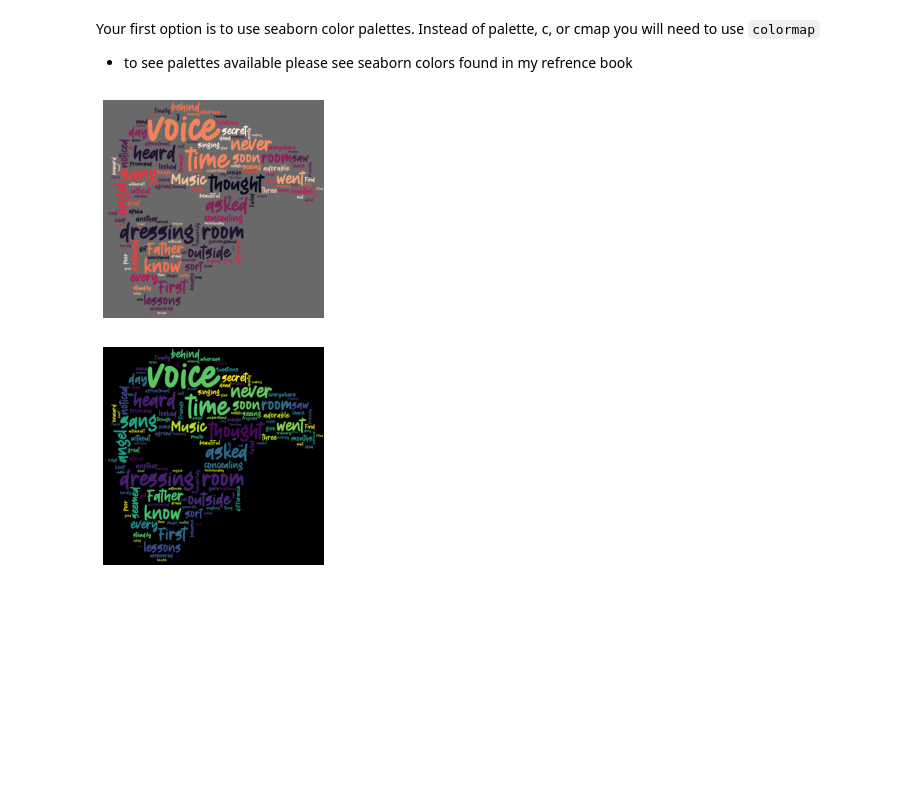
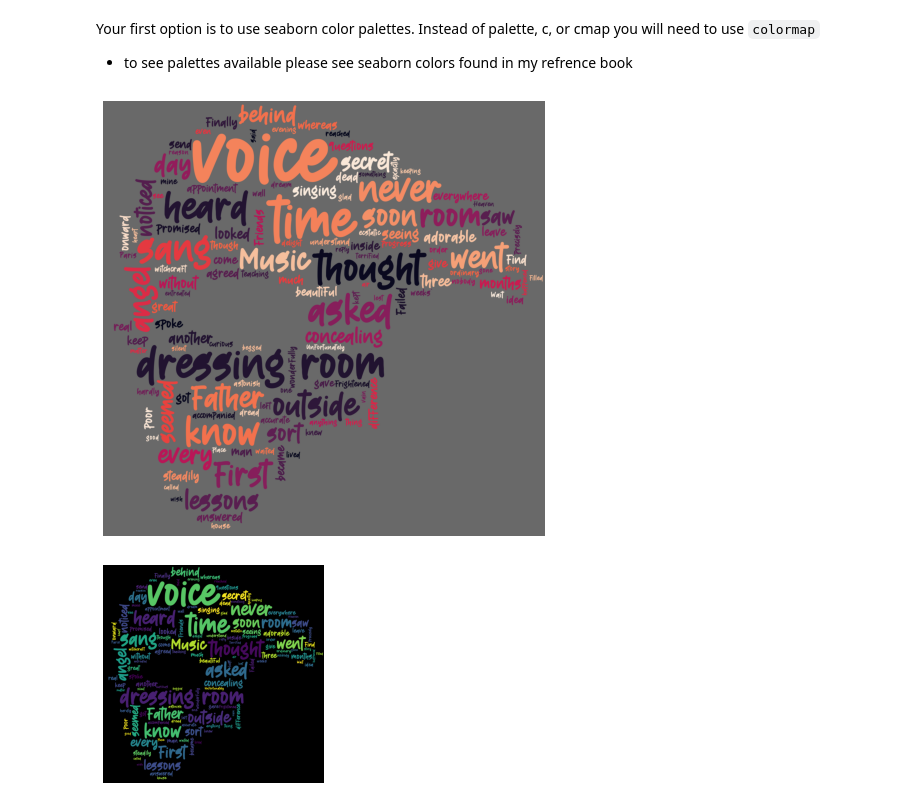
Before and after one commit to CaitlynCarney/my-reference-book, a Jupyter notebook: making_visuals/word_cloud/word_cloud_customization.ipynb, the cells around one changed output. Cells and saved outputs as stored; diff of their text form; code cells hidden in the pictures; blank space fills up the shorter version.

```diff
--- a/making_visuals/word_cloud/word_cloud_customization.ipynb
+++ b/making_visuals/word_cloud/word_cloud_customization.ipynb
@@ -105,17 +108,18 @@ plt.show()
 Your first option is to use seaborn color palettes. Instead of palette, c, or cmap you will need to use `colormap`
 - to see palettes available please see seaborn colors found in my refrence book
 # %%
+plt.figure(figsize=(16,8))
 mask = np.array(Image.open('/Users/caitlyncarney/masks/opera.jpg'))
 img = WordCloud(background_color="dimgrey", font_path=font_path, mask=mask,
                 max_words=2000, stopwords=STOPWORDS, max_font_size=256,
                 random_state=42, width=800, height=800,
                 colormap='rocket').generate(sentence)
 plt.imshow(img)
 
 plt.axis('off')
 plt.show()
 # %% [output]
-[figure, old version]
+[figure, new version]
 # %%
 mask = np.array(Image.open('/Users/caitlyncarney/masks/opera.jpg'))
 img = WordCloud(background_color="black", font_path=font_path, mask=mask,
```
Also changed, not shown: parts of 11 cells of this notebook.
